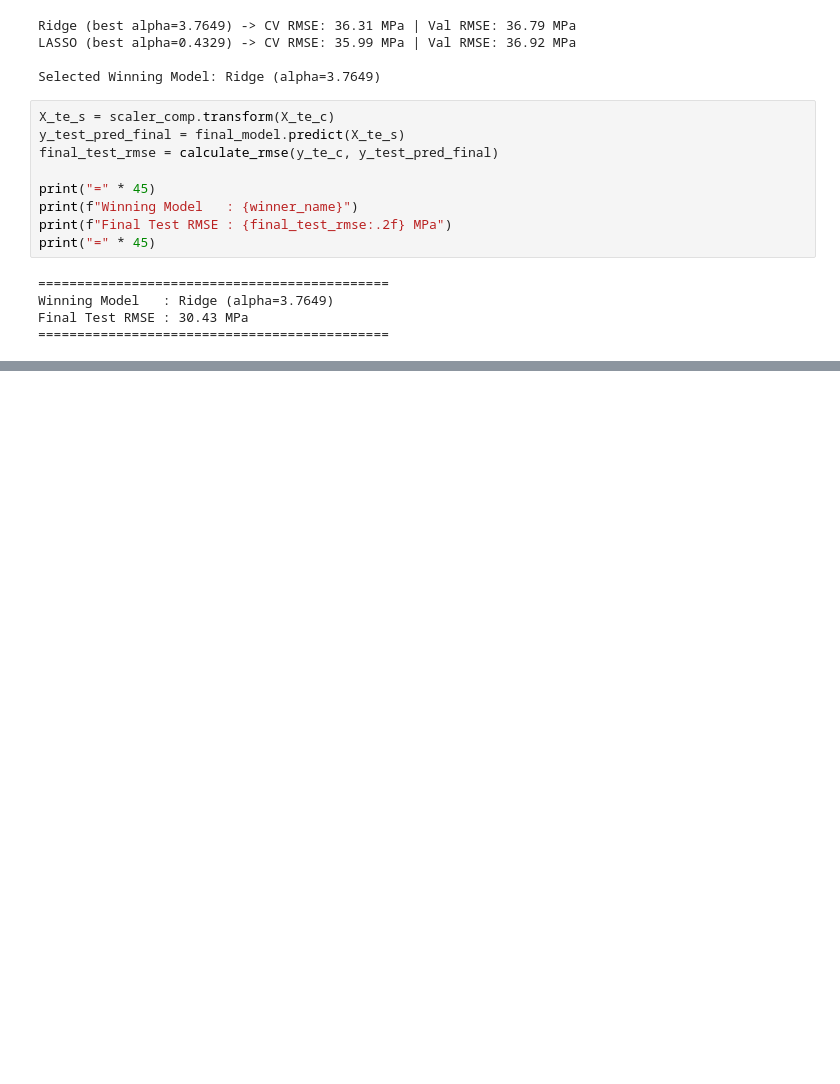
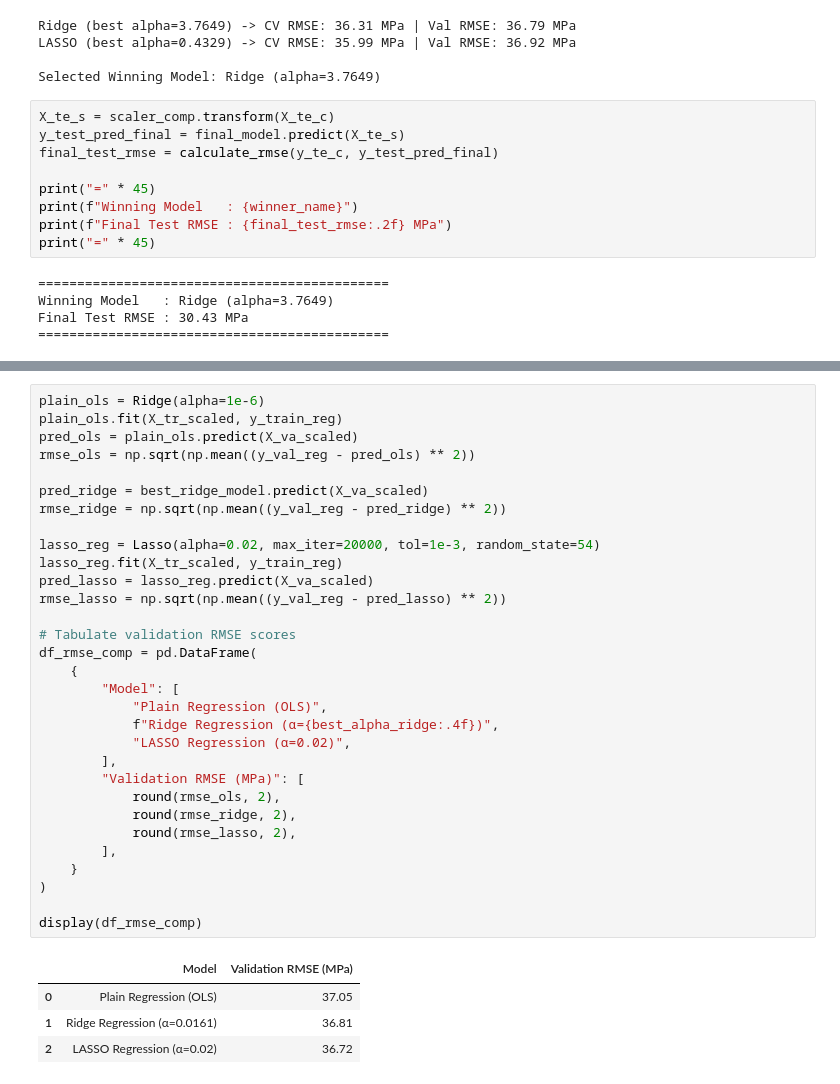
Before and after one commit to NecatBerkMeral/ME405HW1, a Jupyter notebook: ME405 HW1.ipynb, the cells around one changed output, grey strips where cells are left out. Drawn from its saved outputs; the diff is of its cells as text; blank space fills up the shorter version.

```diff
--- a/ME405 HW1.ipynb
+++ b/ME405 HW1.ipynb
@@ -814,0 +1048,36 @@ SyntaxError: invalid syntax (3437306221.py, line 1)
+# %%
+plain_ols = Ridge(alpha=1e-6)
+plain_ols.fit(X_tr_scaled, y_train_reg)
+pred_ols = plain_ols.predict(X_va_scaled)
+rmse_ols = np.sqrt(np.mean((y_val_reg - pred_ols) ** 2))
+
+pred_ridge = best_ridge_model.predict(X_va_scaled)
+rmse_ridge = np.sqrt(np.mean((y_val_reg - pred_ridge) ** 2))
+
+lasso_reg = Lasso(alpha=0.02, max_iter=20000, tol=1e-3, random_state=54)
+lasso_reg.fit(X_tr_scaled, y_train_reg)
+pred_lasso = lasso_reg.predict(X_va_scaled)
+rmse_lasso = np.sqrt(np.mean((y_val_reg - pred_lasso) ** 2))
+
+# Tabulate validation RMSE scores
+df_rmse_comp = pd.DataFrame(
+    {
+        "Model": [
+            "Plain Regression (OLS)",
+            f"Ridge Regression (α={best_alpha_ridge:.4f})",
+            "LASSO Regression (α=0.02)",
+        ],
+        "Validation RMSE (MPa)": [
+            round(rmse_ols, 2),
+            round(rmse_ridge, 2),
+            round(rmse_lasso, 2),
+        ],
+    }
+)
+
+display(df_rmse_comp)
+# %% [output]
+|  | Model | Validation RMSE (MPa) |
+| 0 | Plain Regression (OLS) | 37.05 |
+| 1 | Ridge Regression (α=0.0161) | 36.81 |
+| 2 | LASSO Regression (α=0.02) | 36.72 |
```
Also changed, not shown: parts of 33 cells of this notebook.
